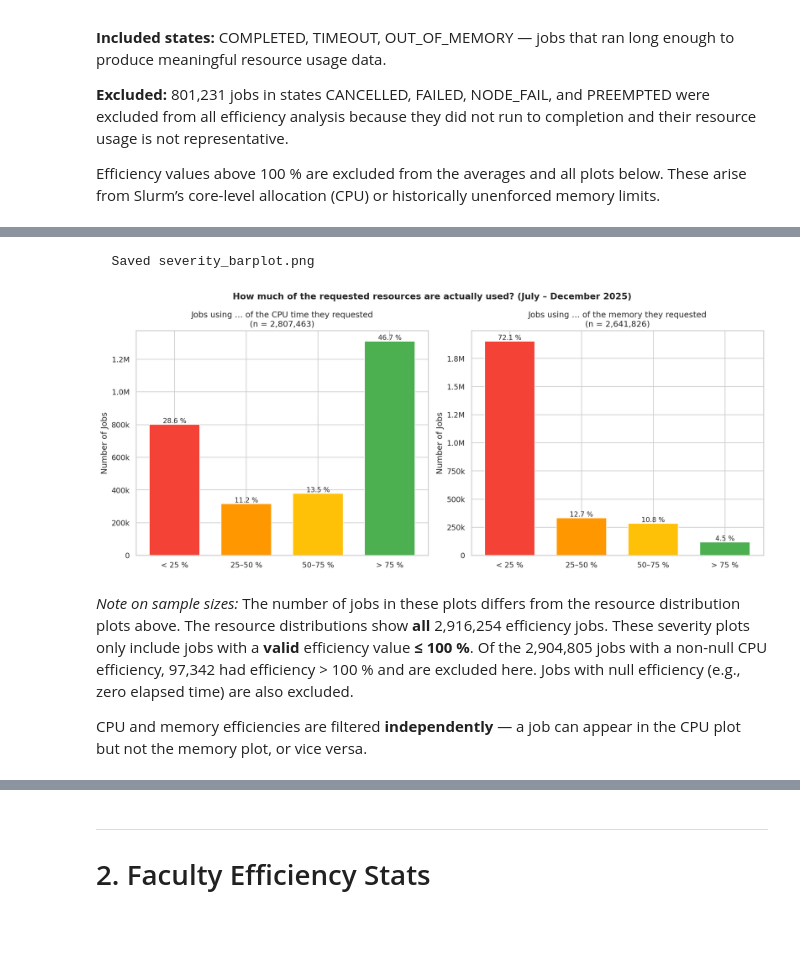
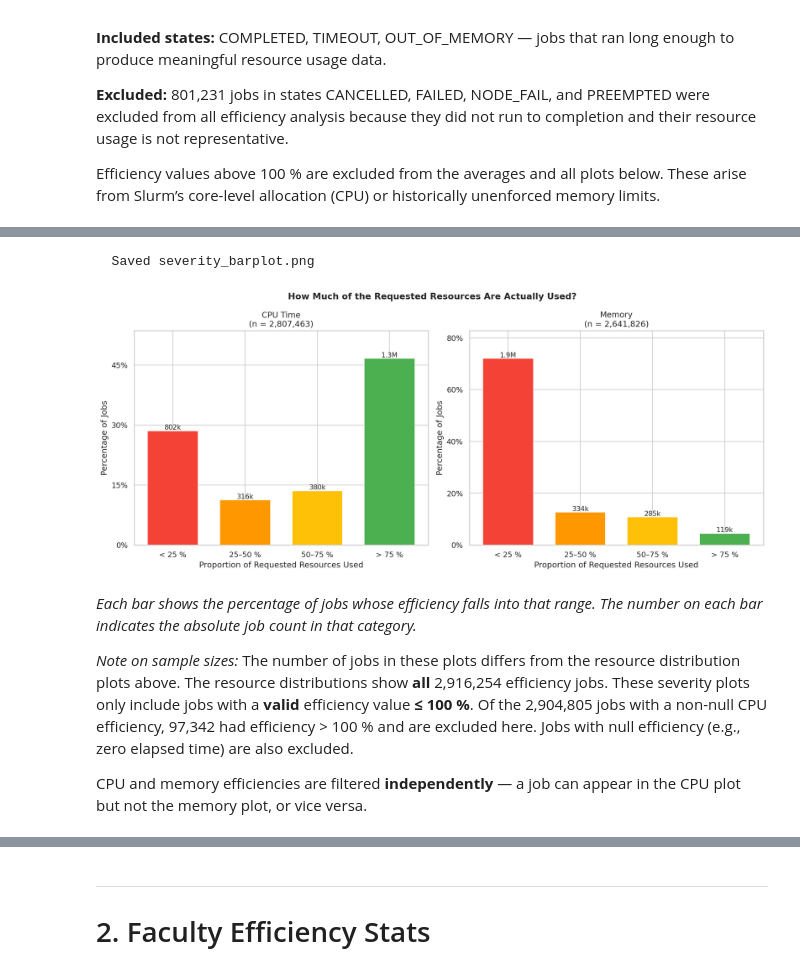
Before and after one commit to kcl-eresearch/hpc-data-analysis, a Jupyter notebook: notebooks/blog_2026-02_sustainability.ipynb, the cells around one changed output, grey strips where cells are left out. Saved outputs shown, nothing was run; the diff lists cells and outputs as text; code cells hidden in the pictures; blank space fills up the shorter version.

```diff
--- a/notebooks/blog_2026-02_sustainability.ipynb
+++ b/notebooks/blog_2026-02_sustainability.ipynb
@@ -190,7 +190,7 @@ state_labels = ['COMPLETED', 'FAILED /\nNODE_FAIL /\nPREEMPTED', 'CANCELLED', 'T
 state_counts = [agg_completed, agg_other_failed, agg_cancelled, agg_timeout, agg_oom]
 state_colors = [C_OK, C_FAIL, C_CAN, '#FF9800', '#9C27B0']
 
-fig, ax = plt.subplots(figsize=(10, 5))
+fig, ax = plt.subplots(figsize=(8, 5))
 bars = ax.bar(state_labels, state_counts, color=state_colors, edgecolor='white',
               width=0.6, alpha=0.85)
 
@@ -200,8 +200,13 @@ for bar, count in zip(bars, state_counts):
             f'{count:,}\n({pct:.1f}%)', ha='center', va='bottom', fontsize=9)
 
 ax.set_ylabel('Number of Jobs')
-ax.yaxis.set_major_formatter(COUNT_FMT)
-ax.set_title(f'Job State Distribution — All {total_all:,} Jobs ({DATE_RANGE})')
+# Auto-scale y-axis with room for annotations
+y_max = max(state_counts)
+ax.set_ylim(0, y_max * 1.15)
+ax.yaxis.set_major_formatter(mticker.FuncFormatter(
+    lambda x, _: f'{x/1e6:.1f}M' if x >= 1e6 else
+                 f'{x/1e3:.0f}k' if x >= 1e3 else f'{x:.0f}'))
+ax.set_title(f'Job State Distribution — All {total_all:,} Jobs')
 plt.tight_layout()
 savefig('job_state_distribution.png')
 plt.show()
@@ -608,47 +687,59 @@ mem_counts = mem_bins.value_counts().reindex(labels, fill_value=0)
 
 fig, axes = plt.subplots(1, 2, figsize=(14, 6))
 
 for ax, counts, resource, n in [
-    (axes[0], cpu_counts, 'CPU time', len(cpu_filt)),
-    (axes[1], mem_counts, 'memory', len(mem_filt)),
+    (axes[0], cpu_counts, 'CPU Time', len(cpu_filt)),
+    (axes[1], mem_counts, 'Memory', len(mem_filt)),
 ]:
-    bars = ax.bar(labels, counts.values, color=colors, edgecolor='white',
-                  width=0.7)
-    ax.set_ylabel('Number of Jobs')
-    ax.yaxis.set_major_formatter(COUNT_FMT)
-    ax.set_title(f'Jobs using \u2026 of the {resource} they requested\n'
-                 f'(n = {n:,})')
-    for bar, v in zip(bars, counts.values):
-        pct = v / n * 100
+    pcts = counts.values / n * 100
+    bars = ax.bar(labels, pcts, color=colors, edgecolor='white', width=0.7)
+    ax.set_xlabel('Proportion of Requested Resources Used')
+    ax.set_ylabel('Percentage of Jobs')
+    ax.set_ylim(0, max(pcts) * 1.15)
+    ax.yaxis.set_major_locator(mticker.MaxNLocator(nbins=5))
+    ax.yaxis.set_major_formatter(mticker.FuncFormatter(lambda x, _: f'{x:.0f}%'))
+    ax.set_title(f'{resource}\n(n = {n:,})')
+    for bar, v, pct in zip(bars, counts.values, pcts):
+        if v >= 1_000_000:
+            label = f'{v/1_000_000:.1f}M'
+        elif v >= 1_000:
+            label = f'{v/1_000:.0f}k'
+        else:
+            label = f'{v:,}'
         ax.text(bar.get_x() + bar.get_width() / 2, bar.get_height(),
-                f'{pct:.1f} %', ha='center', va='bottom', fontsize=10)
+                label, ha='center', va='bottom', fontsize=10)
 
-plt.suptitle(f'How much of the requested resources are actually used? '
-             f'({DATE_RANGE})',
+plt.suptitle('How Much of the Requested Resources Are Actually Used?',
              fontsize=13, fontweight='bold')
 plt.tight_layout()
 savefig('severity_barplot.png')
 plt.show()
 
 n_cpu_all = df['req_cpus'].notna().sum()
 n_cpu_valid_eff = df['cpu_eff_req'].notna().sum()
 n_cpu_over100 = (df['cpu_eff_req'] > 100).sum()
 
 display(Markdown(f'''
+*Each bar shows the percentage of jobs whose efficiency falls into that range.
+The number on each bar indicates the absolute job count in that category.*
+
 *Note on sample sizes:* The number of jobs in these plots differs from the
 resource distribution plots above. The resource distributions show **all**
 {n_cpu_all:,} efficiency jobs. These severity plots only include jobs with a
 **valid** efficiency value **\u2264 100 %**. Of the {n_cpu_valid_eff:,} jobs
 with a non-null CPU efficiency, {n_cpu_over100:,} had efficiency > 100 % and
 are excluded here. Jobs with null efficiency (e.g., zero elapsed time) are
 also excluded.
 
 CPU and memory efficiencies are filtered **independently** — a job can appear
 in the CPU plot but not the memory plot, or vice versa.
 '''))
 # %% [output]
   Saved severity_barplot.png
-[figure, old version]
+[figure, new version]
+
+*Each bar shows the percentage of jobs whose efficiency falls into that range.
+The number on each bar indicates the absolute job count in that category.*
 
 *Note on sample sizes:* The number of jobs in these plots differs from the
 resource distribution plots above. The resource distributions show **all**
```
Also changed, not shown: parts of 18 cells of this notebook, 21 other files.
